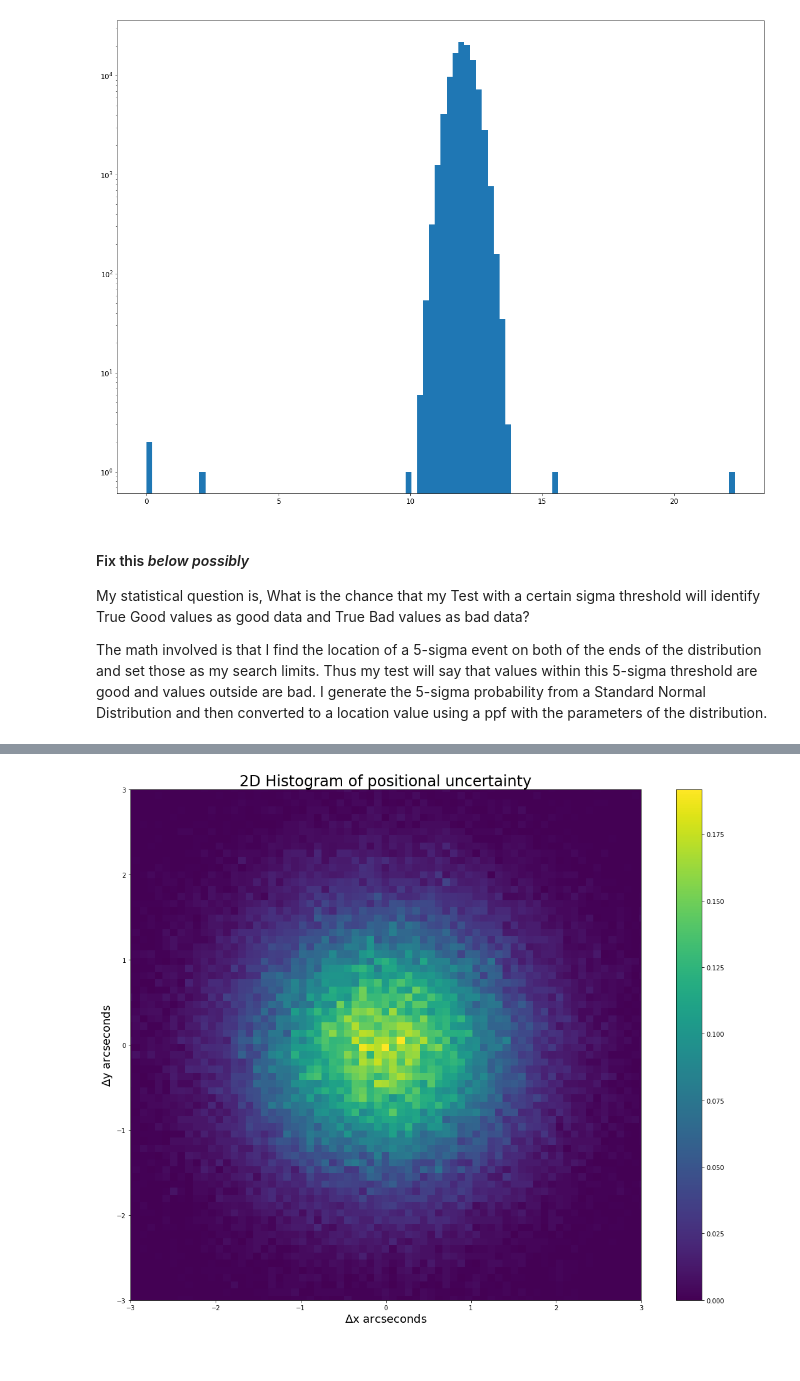
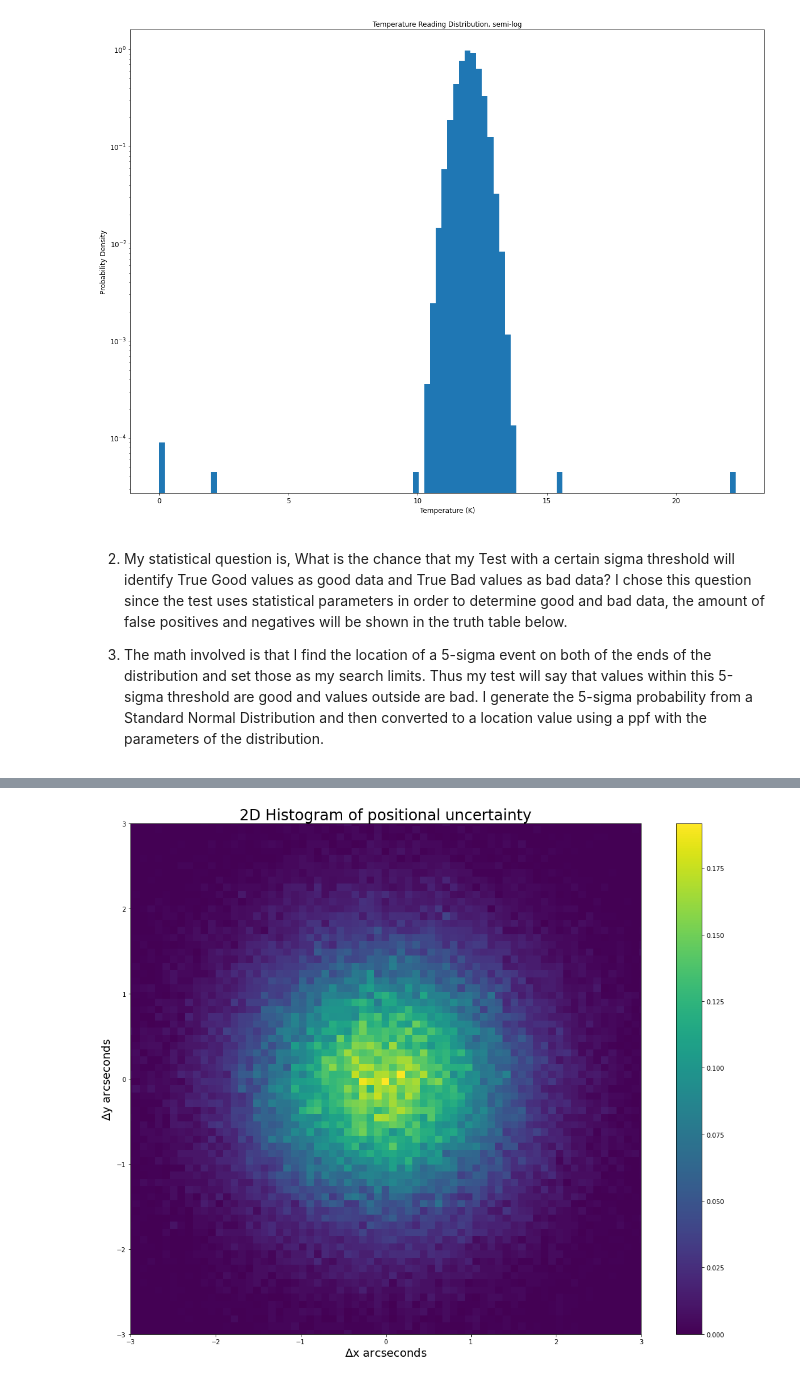
Before and after one commit to maria8ch/Phys434_BigData, a Jupyter notebook: lab3_Berres.ipynb, the cells around one changed output, grey strips where cells are left out. Drawn from its saved outputs; the diff is of its cells as text; code cells hidden in the pictures.

```diff
--- a/lab3_Berres.ipynb
+++ b/lab3_Berres.ipynb
@@ -16,17 +19,19 @@ Add Description
 # %%
 d = np.append(stats.norm.rvs(loc = 12., scale = 0.4, size = 100000), [10., 10.3, 2.1, 0., 0., 15.6, 22.3, 12.7])
 fig, ax = plt.subplots(1, 1,figsize=(20,15))
 plt.tick_params(labelsize = 12)
 plt.yscale('log')
-ax.hist(d,100);
-#Label this plot
+ax.set_title('Temperature Reading Distribution, semi-log',fontsize=12)
+ax.set_xlabel('Temperature (K)',fontsize=12)
+ax.set_ylabel('Probability Density',fontsize=12)
+ax.hist(d,100,density=True);
 # %% [output]
-[figure, old version]
+[figure, new version]
 # %% [markdown]
-#### Fix this *below possibly*
-My statistical question is, What is the chance that my Test with a certain sigma threshold will identify True Good values as good data and True Bad values as bad data?
 
-The math involved is that I find the location of a 5-sigma event on both of the ends of the distribution and set those as my search limits. Thus my test will say that values within this 5-sigma threshold are good and values outside are bad. I generate the 5-sigma probability from a Standard Normal Distribution and then converted to a location value using a ppf with the parameters of the distribution.
+2. My statistical question is, What is the chance that my Test with a certain sigma threshold will identify True Good values as good data and True Bad values as bad data? I chose this question since the test uses statistical parameters in order to determine good and bad data, the amount of false positives and negatives will be shown in the truth table below.
+
+3. The math involved is that I find the location of a 5-sigma event on both of the ends of the distribution and set those as my search limits. Thus my test will say that values within this 5-sigma threshold are good and values outside are bad. I generate the 5-sigma probability from a Standard Normal Distribution and then converted to a location value using a ppf with the parameters of the distribution.
 # %%
 def test(sigma):
     bad=0
```
Also changed, not shown: parts of 23 cells of this notebook, 1 other file.
